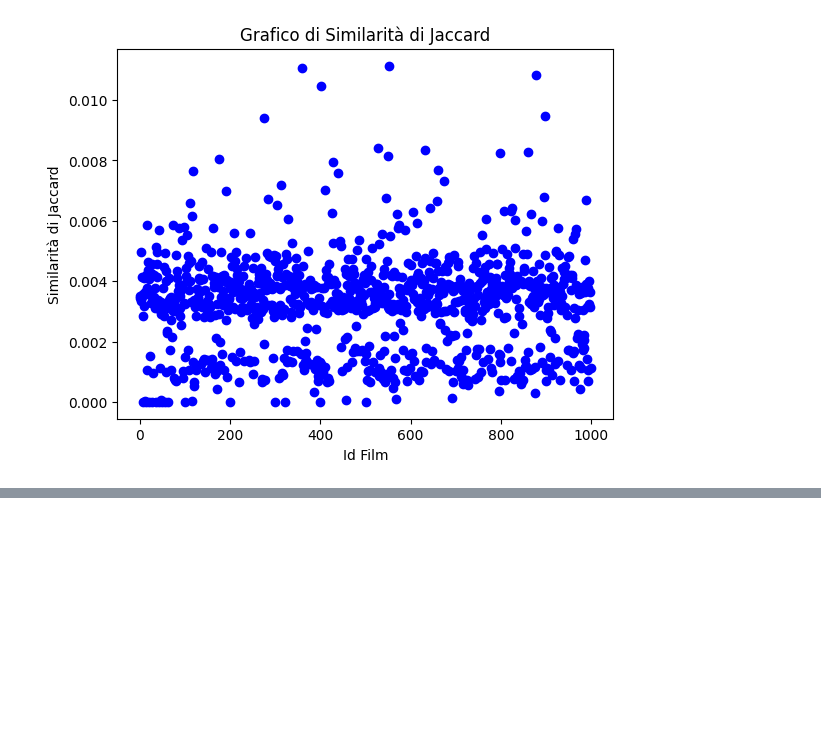
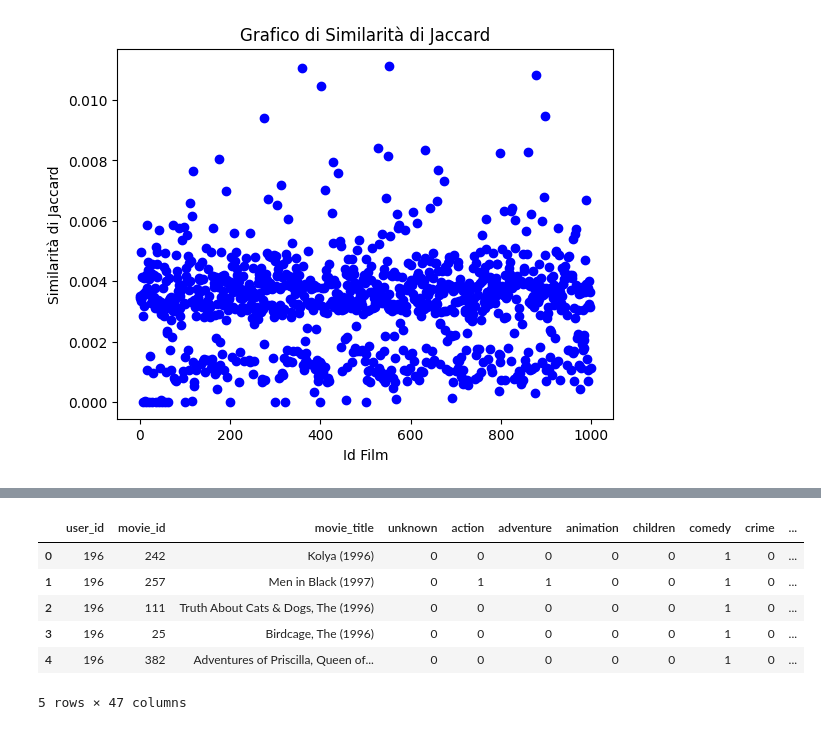
Before and after one commit to DevRic0/Movie-Recommender, a Jupyter notebook: ml_pipeline/Movie_Recommender_Clustering.ipynb, the cells around one changed output, grey strips where cells are left out. Saved outputs shown, nothing was run; the diff lists cells and outputs as text; code cells hidden in the pictures; blank space fills up the shorter version.

```diff
--- a/ml_pipeline/Movie_Recommender_Clustering.ipynb
+++ b/ml_pipeline/Movie_Recommender_Clustering.ipynb
@@ -661,0 +709,19 @@ testing score: -0.0713091307937892
+# %%
+DOWNLOAD_ROOT = "https://raw.githubusercontent.com/FiddiCoder/-FIA-Project/main/"
+FILE_PATH = os.path.join("dataset")
+FILE_URL1 = DOWNLOAD_ROOT + "dataset/usersmovies.data"
+
+def fetch_file_data1(file_url1=FILE_URL1, file_path1=FILE_PATH):
+    os.makedirs(file_path1, exist_ok=True)
+    csv_path1 = os.path.join(file_path1, "usersmovies.data")
+    urllib.request.urlretrieve(file_url1, csv_path1)
+
+fetch_file_data1()
+datapath = os.path.join("dataset","")
+
+umCols = ['user_id', 'movie_id', 'rating', 'timestamp']
+user_movie_info = pd.read_csv('./dataset/usersmovies.data', sep='\t', names=umCols)
+user_movie_info = user_movie_info.drop('timestamp', axis=1)
+user_movie_info.head(50)
+
+#FARE MESH COMPLETA FILM-UTENTI
@@ -661,0 +746,20 @@ testing score: -0.0713091307937892
+# %%
+movies_info = movies_info.drop('like', axis=1)
+#DA ORA UTILIZZEREMO LIKE EFFETTIVI DI UTENTI
+# %%
+multi_user_movie = user_movie_info.merge(movies_info, left_on='movie_id', right_on='movie_id', how='inner')
+
+
+multi_user_movie = multi_user_movie.merge(users_info, left_on='user_id', right_on='user_id', how='inner')
+
+column_to_move = multi_user_movie.pop("rating")
+multi_user_movie.insert(46, "rating", column_to_move)
+multi_user_movie.head(5)
+# %% [output]
+|  | user_id | movie_id | movie_title | unknown | action | adventure | animation | children | comedy | crime | ... |
+| 0 | 196 | 242 | Kolya (1996) | 0 | 0 | 0 | 0 | 0 | 1 | 0 | ... |
+| 1 | 196 | 257 | Men in Black (1997) | 0 | 1 | 1 | 0 | 0 | 1 | 0 | ... |
+| 2 | 196 | 111 | Truth About Cats & Dogs, The (1996) | 0 | 0 | 0 | 0 | 0 | 1 | 0 | ... |
+| 3 | 196 | 25 | Birdcage, The (1996) | 0 | 0 | 0 | 0 | 0 | 1 | 0 | ... |
+| 4 | 196 | 382 | Adventures of Priscilla, Queen of... | 0 | 0 | 0 | 0 | 0 | 1 | 0 | ... |
+5 rows × 47 columns
```
Also changed, not shown: parts of 6 cells of this notebook.
